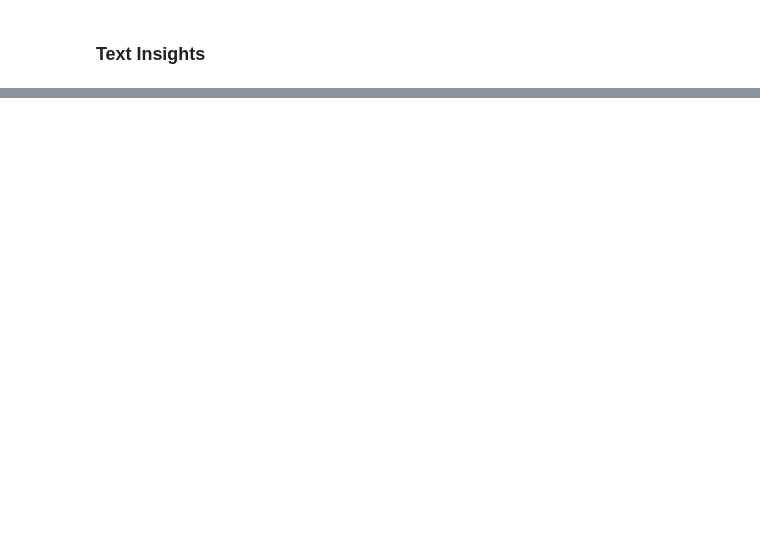
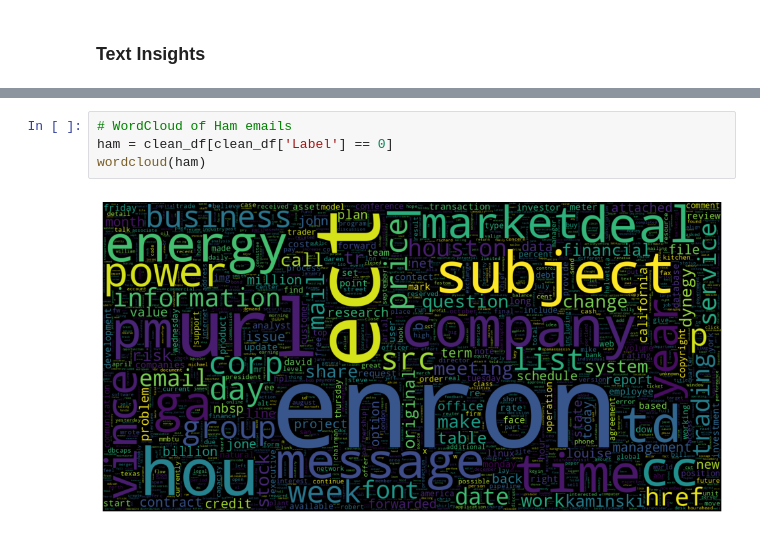
Before and after one commit to anastasiaarsky/ML-Capstone-Spam-Classification, a Jupyter notebook: DataWrangling&Exploration.ipynb, the cells around one changed output, grey strips where cells are left out. Cells and saved outputs as stored; diff of their text form; blank space fills up the shorter version.

```diff
--- a/DataWrangling&Exploration.ipynb
+++ b/DataWrangling&Exploration.ipynb
@@ -166,3 +319,9 @@ clean_df['Clean_Text'].describe()
+# %%
+# WordCloud of Ham emails
+ham = clean_df[clean_df['Label'] == 0]
+wordcloud(ham)
+# %% [output]
+[figure, added]
 # %%
 # Graph of email word length
 clean_df['Length'] = clean_df['Clean_Text'].apply(len)
```
Also changed, not shown: parts of 39 cells of this notebook.
